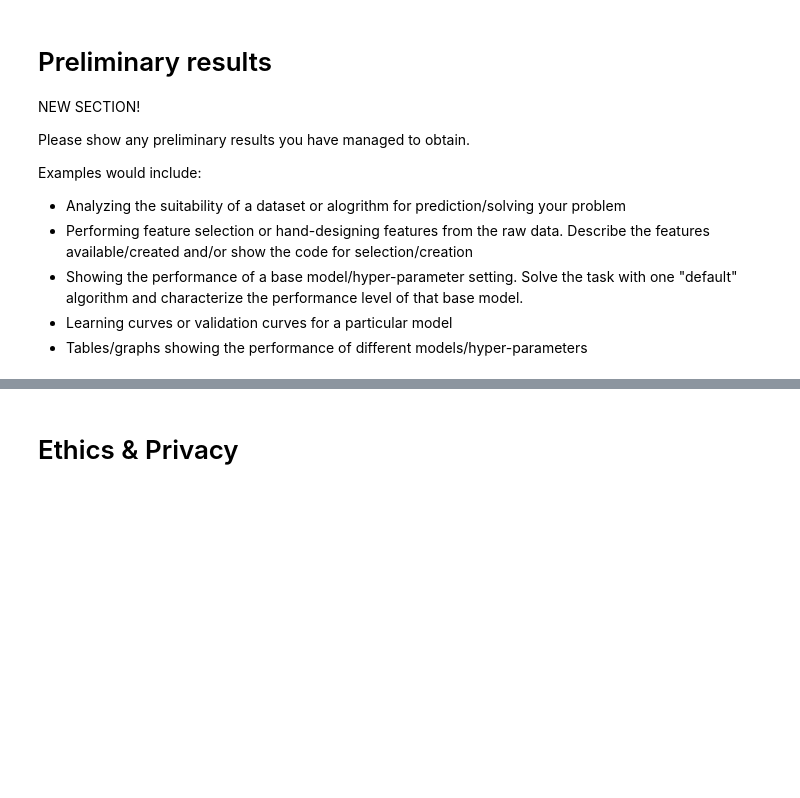
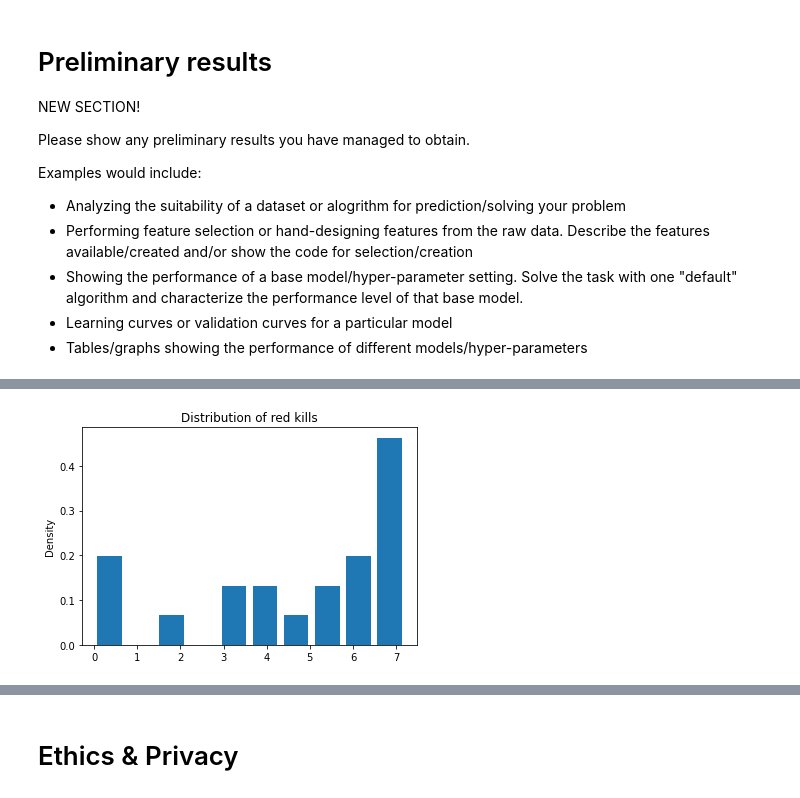
Before and after one commit to COGS118A/Group034-Sp22, a Jupyter notebook: Checkpoint_group034.ipynb, the cells around one changed output, grey strips where cells are left out. Cells and saved outputs as stored; diff of their text form; code cells hidden in the pictures; blank space fills up the shorter version.

```diff
--- a/Checkpoint_group034.ipynb
+++ b/Checkpoint_group034.ipynb
@@ -136,0 +197,8 @@ Examples would include:
+# %%
+redKillDistribution = np.log(dfRaw['redKills'].value_counts().values)
+plt.hist(redKillDistribution, density=True, rwidth=0.8)
+plt.title('Distribution of red kills')
+plt.ylabel('Density')
+plt.show()
+# %% [output]
+[figure, added]
```
Also changed, not shown: parts of 15 cells of this notebook.
